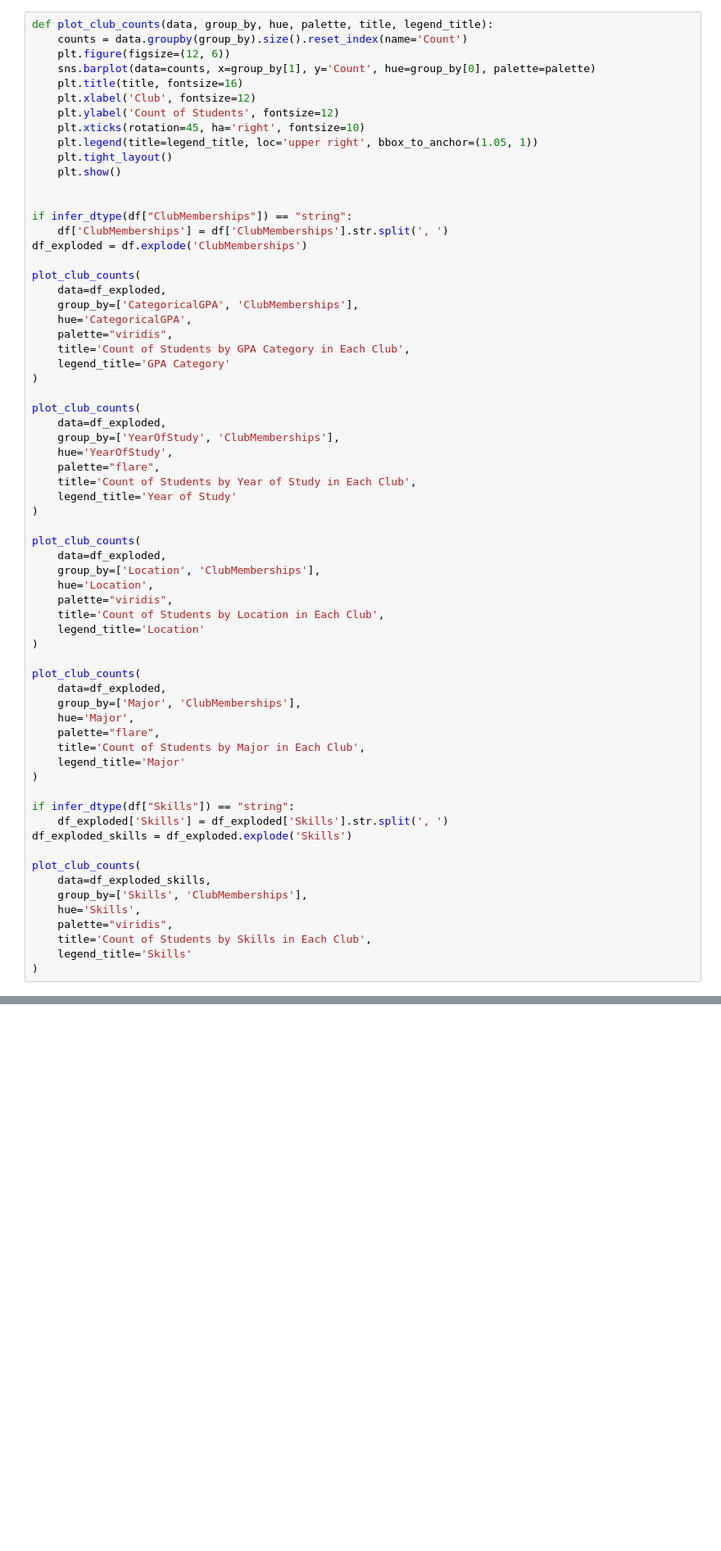
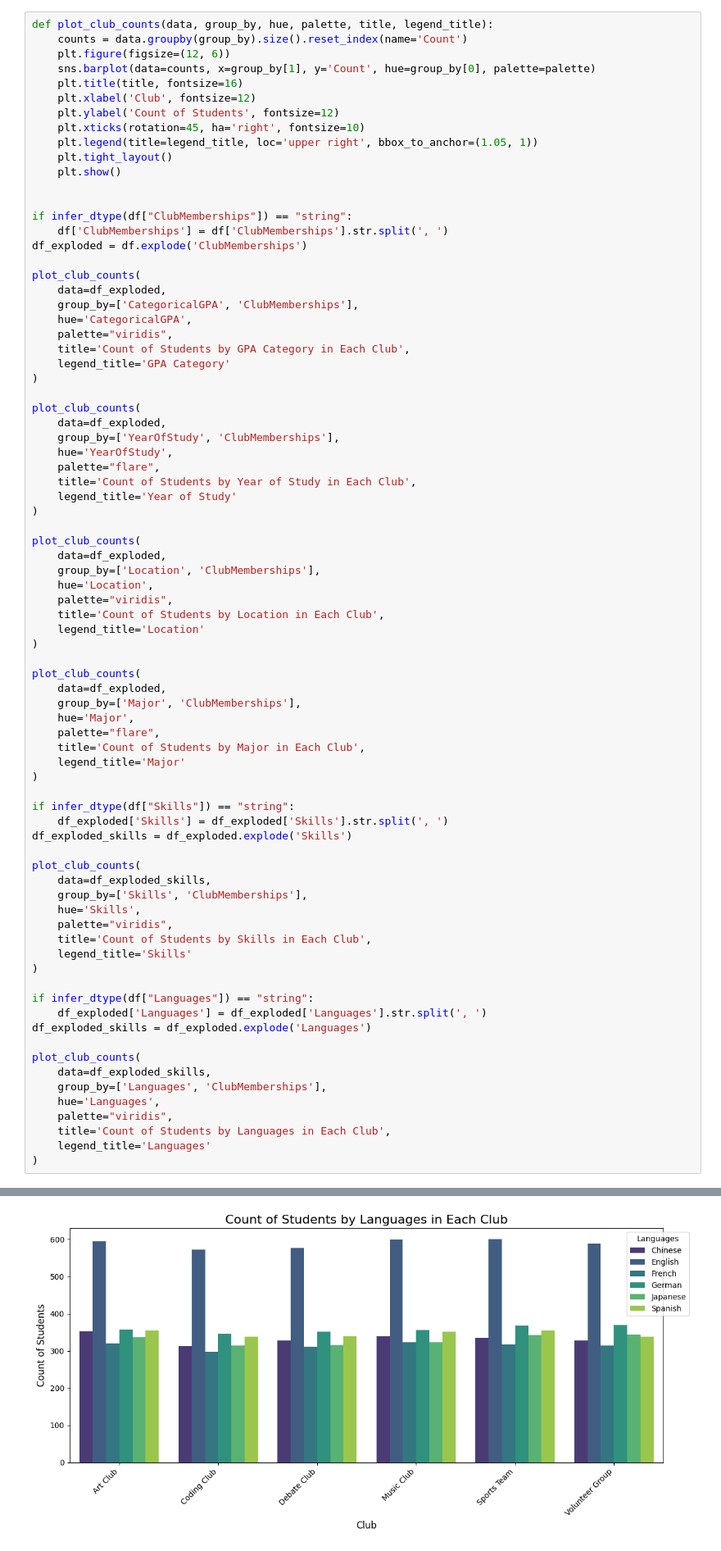
Before and after one commit to noahvezina26/student-clubs-ml, a Jupyter notebook: project.ipynb, the cells around one changed output, grey strips where cells are left out. Shown at 82% size. Drawn from its saved outputs; the diff is of its cells as text; blank space fills up the shorter version.

```diff
--- a/project.ipynb
+++ b/project.ipynb
@@ -320,33 +328,47 @@ plot_club_counts(
     legend_title='Location'
 )
 
 plot_club_counts(
     data=df_exploded,
     group_by=['Major', 'ClubMemberships'],
     hue='Major',
     palette="flare",
     title='Count of Students by Major in Each Club',
     legend_title='Major'
 )
 
 if infer_dtype(df["Skills"]) == "string":
     df_exploded['Skills'] = df_exploded['Skills'].str.split(', ')
 df_exploded_skills = df_exploded.explode('Skills')
 
 plot_club_counts(
     data=df_exploded_skills,
     group_by=['Skills', 'ClubMemberships'],
     hue='Skills',
     palette="viridis",
     title='Count of Students by Skills in Each Club',
     legend_title='Skills'
 )
+
+if infer_dtype(df["Languages"]) == "string":
+    df_exploded['Languages'] = df_exploded['Languages'].str.split(', ')
+df_exploded_skills = df_exploded.explode('Languages')
+
+plot_club_counts(
+    data=df_exploded_skills,
+    group_by=['Languages', 'ClubMemberships'],
+    hue='Languages',
+    palette="viridis",
+    title='Count of Students by Languages in Each Club',
+    legend_title='Languages'
+)
 # %% [output]
 [figure]
 [figure]
 [figure]
 [figure]
 [figure]
+[figure, added]
 # %% [markdown]
 Once again, our data is fairly uniform. Though, we do see a little correlation between GPAs and certain clubs. For example, those with very high GPAs are a little less likely to be in a sports team. Conversely, they are more likely to be in an art club. As a whole, however, very few correlations can be established.
 # %% [markdown]
```
Also changed, not shown: parts of 5 cells of this notebook.
